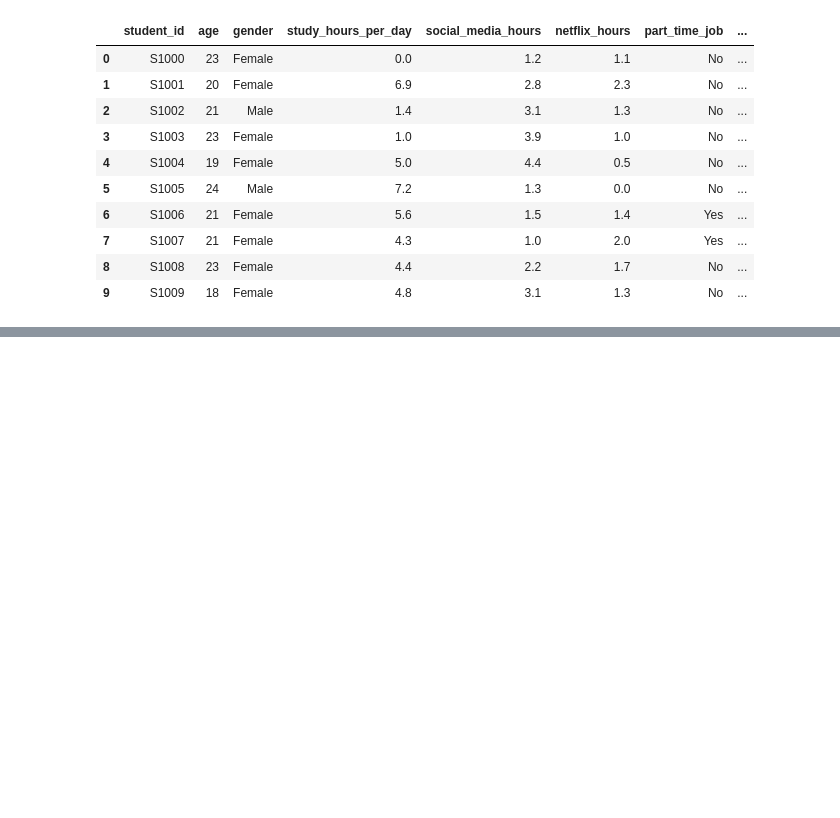
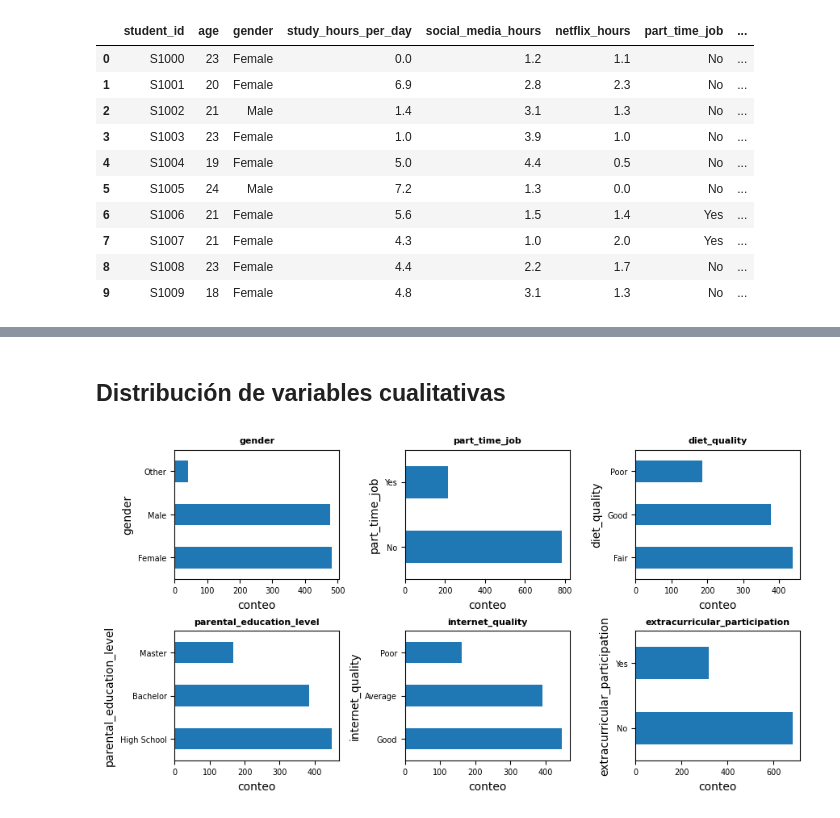
Before and after one commit to ISPC-23/ABP_practica_prof_2, a Jupyter notebook: scripts/preprocessing/Tratamiento_datos_rendimiento_academico.ipynb, the cells around one changed output, grey strips where cells are left out. Cells and saved outputs as stored; diff of their text form; code cells hidden in the pictures; blank space fills up the shorter version.

```diff
--- a/scripts/preprocessing/Tratamiento_datos_rendimiento_academico.ipynb
+++ b/scripts/preprocessing/Tratamiento_datos_rendimiento_academico.ipynb
@@ -152,0 +338,3 @@ df.head(10)
+# %%
+dfCat= df.select_dtypes(include=['object'])
+dfCat = dfCat.drop('student_id', axis=1)
@@ -152,0 +350,16 @@ df.head(10)
+# %% [markdown]
+## Distribución de variables cualitativas
+# %%
+fig, axes = plt.subplots(nrows=2,ncols=3, figsize =(10,5))
+axes = axes.flat #para poder usar el for con los plots
+col_cualitativas = dfCat.columns
+
+for i, colum in enumerate(col_cualitativas):
+  dfCat[colum].value_counts().plot.barh(ax = axes[i])
+  axes[i].set_title(colum, fontsize = 8, fontweight='bold')
+  axes[i].tick_params(labelsize = 7)
+  axes[i].set_xlabel("conteo")
+fig.tight_layout
+plt.subplots_adjust(hspace=0.4, wspace=0.4)
+# %% [output]
+[figure, added]
```
Also changed, not shown: parts of 45 cells of this notebook, 10 other files.
